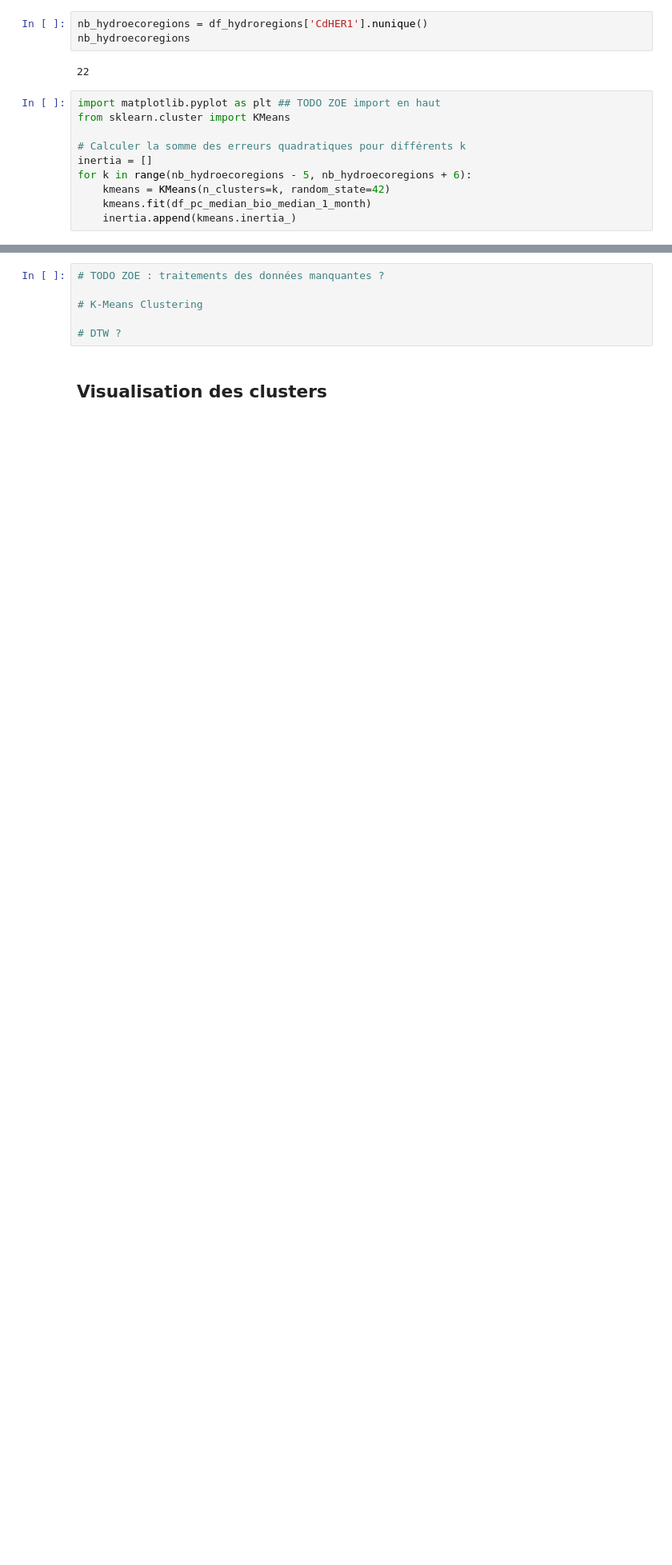
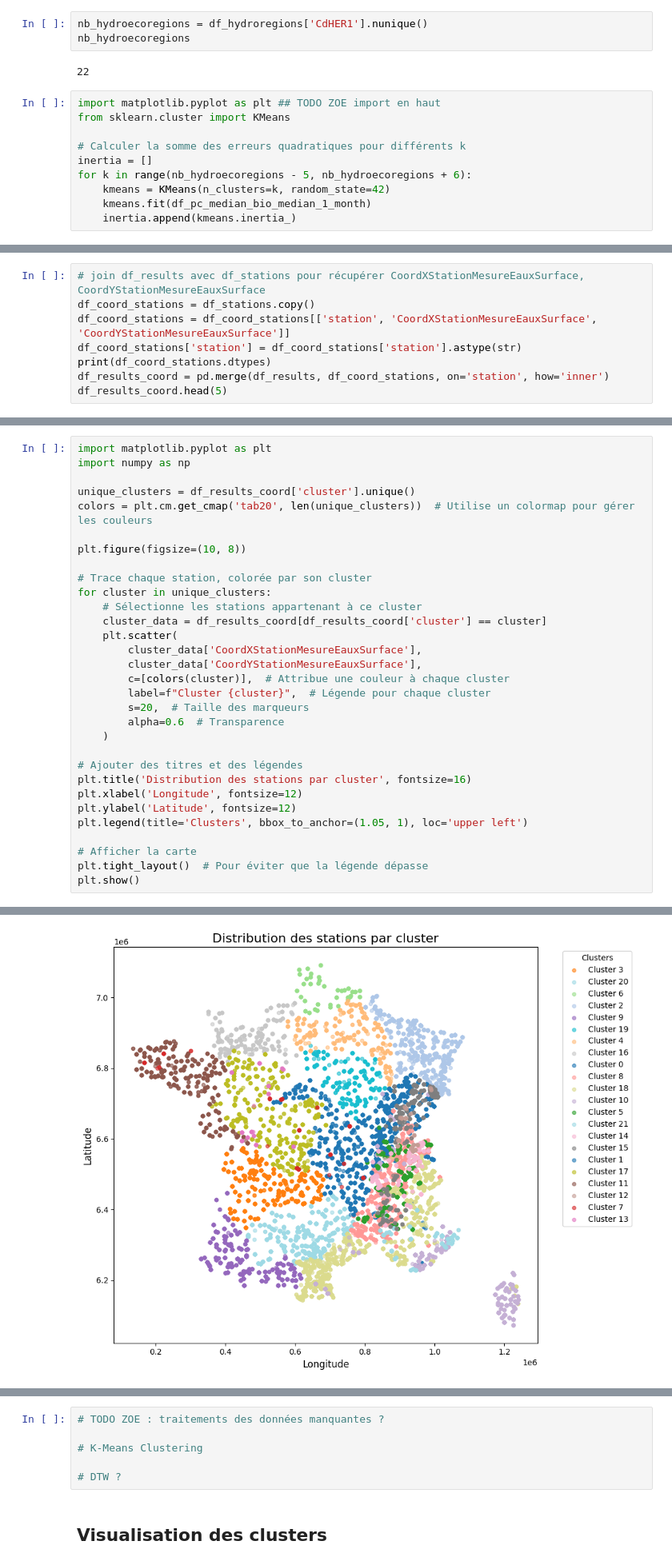
Before and after one commit to zoemarquis/naiades-analytics, a Jupyter notebook: naiades.ipynb, the cells around one changed output, grey strips where cells are left out. Shown at 80% size. Drawn from its saved outputs; the diff is of its cells as text; blank space fills up the shorter version.

```diff
--- a/naiades.ipynb
+++ b/naiades.ipynb
@@ -1694,0 +1727,8 @@ station                                                      ...
+# %%
+# join df_results avec df_stations pour récupérer CoordXStationMesureEauxSurface, CoordYStationMesureEauxSurface
+df_coord_stations = df_stations.copy()
+df_coord_stations = df_coord_stations[['station', 'CoordXStationMesureEauxSurface', 'CoordYStationMesureEauxSurface']]
+df_coord_stations['station'] = df_coord_stations['station'].astype(str)
+print(df_coord_stations.dtypes)
+df_results_coord = pd.merge(df_results, df_coord_stations, on='station', how='inner')
+df_results_coord.head(5)
@@ -1694,0 +1747,32 @@ station                                                      ...
+# %%
+import matplotlib.pyplot as plt
+import numpy as np
+
+unique_clusters = df_results_coord['cluster'].unique()
+colors = plt.cm.get_cmap('tab20', len(unique_clusters))  # Utilise un colormap pour gérer les couleurs
+
+plt.figure(figsize=(10, 8))
+
+# Trace chaque station, colorée par son cluster
+for cluster in unique_clusters:
+    # Sélectionne les stations appartenant à ce cluster
+    cluster_data = df_results_coord[df_results_coord['cluster'] == cluster]
+    plt.scatter(
+        cluster_data['CoordXStationMesureEauxSurface'],
+        cluster_data['CoordYStationMesureEauxSurface'],
+        c=[colors(cluster)],  # Attribue une couleur à chaque cluster
+        label=f"Cluster {cluster}",  # Légende pour chaque cluster
+        s=20,  # Taille des marqueurs
+        alpha=0.6  # Transparence
+    )
+
+# Ajouter des titres et des légendes
+plt.title('Distribution des stations par cluster', fontsize=16)
+plt.xlabel('Longitude', fontsize=12)
+plt.ylabel('Latitude', fontsize=12)
+plt.legend(title='Clusters', bbox_to_anchor=(1.05, 1), loc='upper left')
+
+# Afficher la carte
+plt.tight_layout()  # Pour éviter que la légende dépasse
+plt.show()
+# %% [output]
@@ -1694,0 +1780 @@ station                                                      ...
+[figure, added]
```
Also changed, not shown: parts of 22 cells of this notebook.
